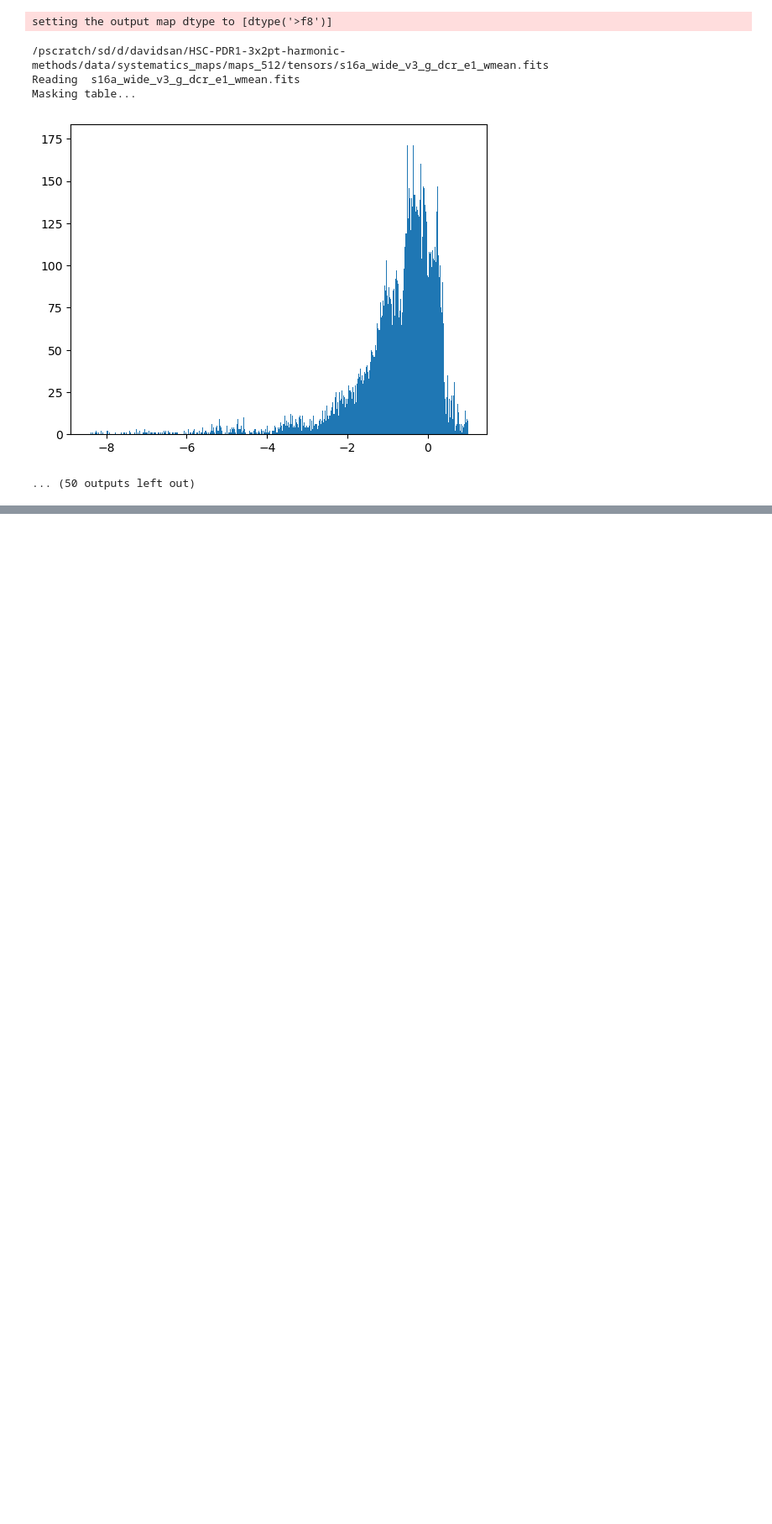
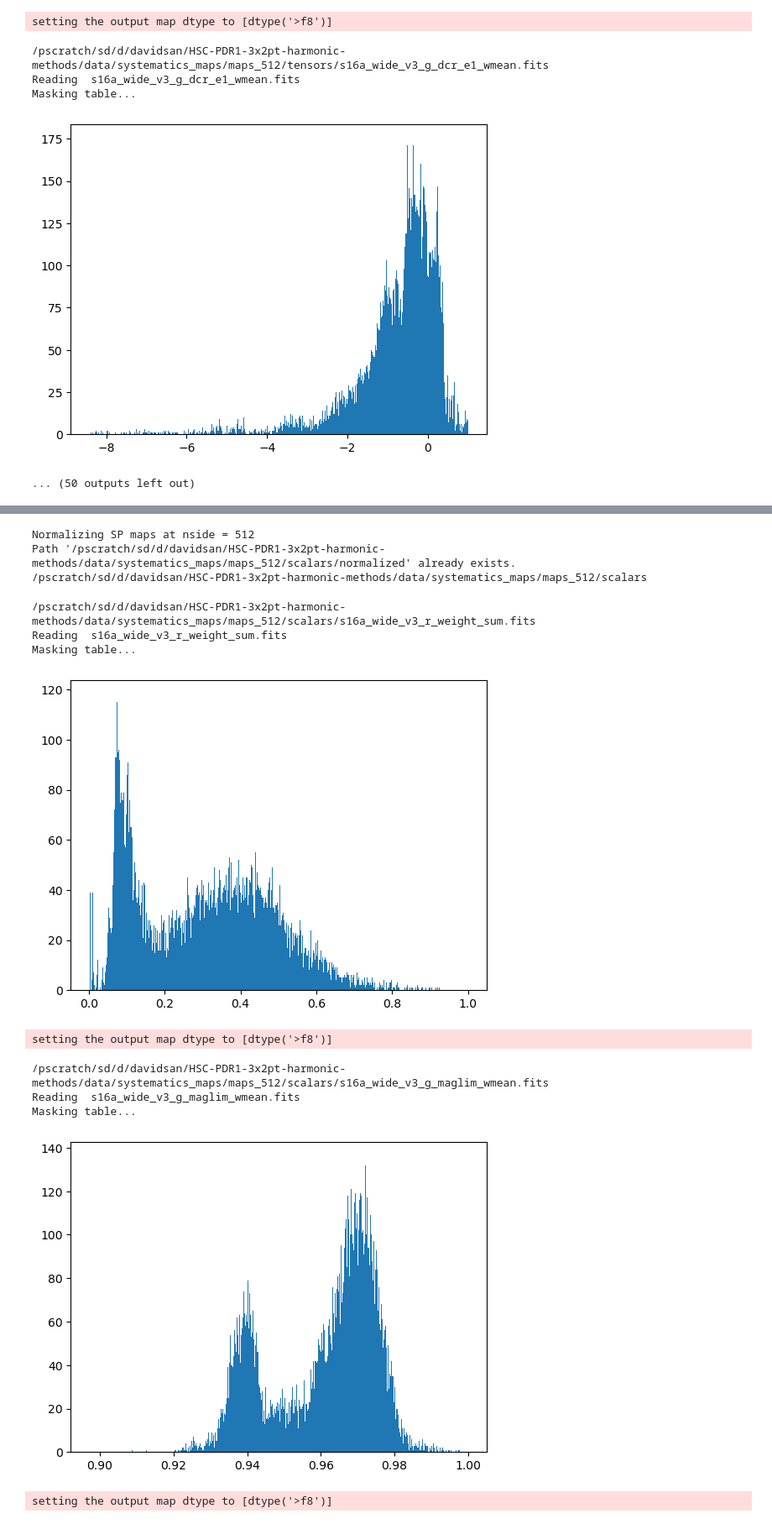
Before and after one commit to davsan06/HSC-PDR1-3x2pt-harmonic-methods, a Jupyter notebook: analysis/Deprojection/NB_SPmaps.ipynb, the cells around one changed output, grey strips where cells are left out. Shown at 84% size. Drawn from its saved outputs; the diff is of its cells as text; code cells hidden in the pictures; blank space fills up the shorter version.

```diff
--- a/analysis/Deprojection/NB_SPmaps.ipynb
+++ b/analysis/Deprojection/NB_SPmaps.ipynb
@@ -221,0 +226,52 @@ Masking table...
+# %%
+### Tensor maps
+path_proj = "/pscratch/sd/d/davidsan/HSC-PDR1-3x2pt-harmonic-methods/data/"
+
+for nside in np.array([512,2048]):
+    print(f'Normalizing SP maps at nside = {nside}')
+    # Just applying PCA to scalar maps
+    if nside == 512:
+        path_sys_maps = os.path.join(path_proj, "systematics_maps/maps_512/scalars")
+    elif nside == 2048:
+        path_sys_maps = os.path.join(path_proj, "systematics_maps/maps_2048/scalars")
+    path_to_save = os.path.join(path_sys_maps, "normalized")
+    if not os.path.exists(path_to_save):
+        os.makedirs(path_to_save)
+        print(f"Path '{path_to_save}' created successfully.")
+    else:
+        print(f"Path '{path_to_save}' already exists.")
+    print(path_sys_maps)
+    for map_name in tqdm(os.listdir(path_sys_maps)):
+        if "s16a" in map_name:
+            fname_sys = os.path.join(path_sys_maps, map_name)
+            print(fname_sys)
+            print('Reading ', map_name)
+            with fits.open(fname_sys) as data:
+                print('Masking table...')
+                map_ = data[0].data
+
+            # plt.hist(map_[map_ != hp.UNSEEN],bins=int(np.sqrt(len(map_))))
+            # plt.show()
+
+            # Normalization
+            map_[map_ != hp.UNSEEN] /= max(map_[map_ != hp.UNSEEN])
+
+            plt.hist(map_[map_ != hp.UNSEEN],bins=int(np.sqrt(len(map_))))
+            plt.show()
+
+            # Saving normalized maps
+            hp.write_map(os.path.join(path_to_save, 'norm_'+map_name), map_, nest=False, overwrite=True)
+# %% [output]
+Normalizing SP maps at nside = 512
+Path '/pscratch/sd/d/davidsan/HSC-PDR1-3x2pt-harmonic-methods/data/systematics_maps/maps_512/scalars/normalized' already exists.
+/pscratch/sd/d/davidsan/HSC-PDR1-3x2pt-harmonic-methods/data/systematics_maps/maps_512/scalars
+/pscratch/sd/d/davidsan/HSC-PDR1-3x2pt-harmonic-methods/data/systematics_maps/maps_512/scalars/s16a_wide_v3_r_weight_sum.fits
+Reading  s16a_wide_v3_r_weight_sum.fits
+Masking table...
+[figure, added]
+setting the output map dtype to [dtype('>f8')]
+/pscratch/sd/d/davidsan/HSC-PDR1-3x2pt-harmonic-methods/data/systematics_maps/maps_512/scalars/s16a_wide_v3_g_maglim_wmean.fits
+Reading  s16a_wide_v3_g_maglim_wmean.fits
+Masking table...
+[figure, added]
+setting the output map dtype to [dtype('>f8')]
```
Also changed, not shown: parts of 36 cells of this notebook.
